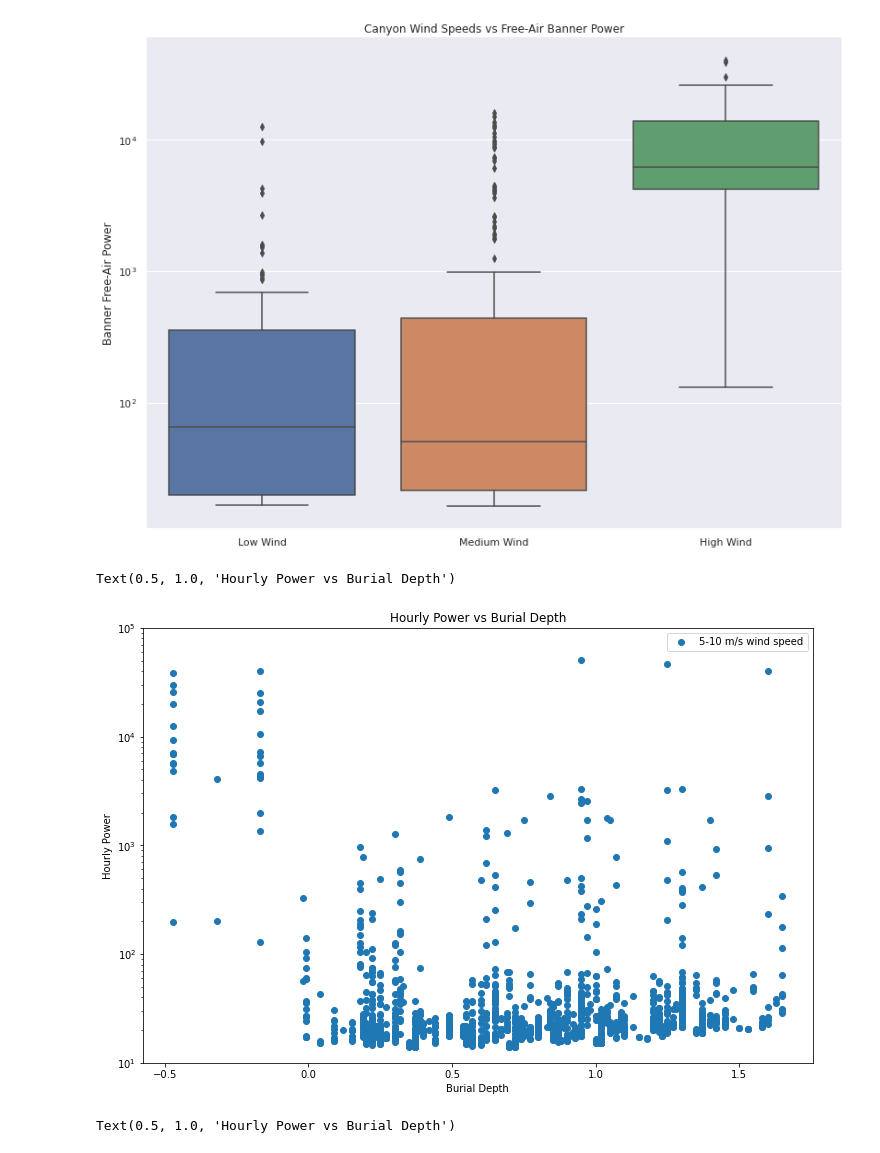
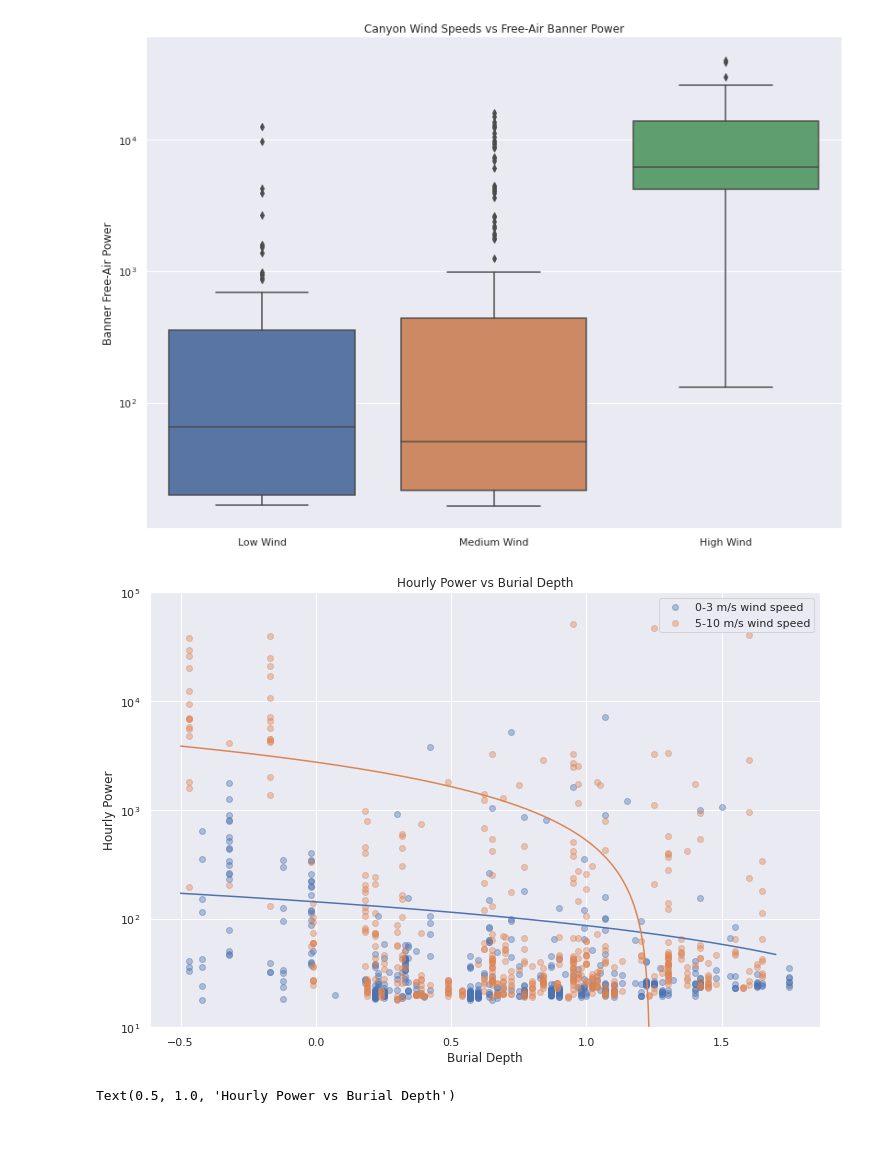
Before and after one commit to ZachHoppinen/infrasound-snow-attenuation, a Jupyter notebook: src/wind_analysis/wind_vis.ipynb, the cells around one changed output. Saved outputs shown, nothing was run; the diff lists cells and outputs as text; code cells hidden in the pictures.

Commit message:
wind power depth figs

```diff
--- a/src/wind_analysis/wind_vis.ipynb
+++ b/src/wind_analysis/wind_vis.ipynb
@@ -134,20 +134,26 @@ plt.savefig(join(fig_dir, 'wind','free-air-canyon-box.png'))
 # %% [output]
 [figure]
 # %%
+from sklearn.linear_model import LinearRegression
 plt.subplots(figsize = (12,8))
-for i, (low, high) in enumerate([[0,2],[2,5],[5,10]]):
-    if i == 2:
-        plot = wind.loc[(wind.wind < high) & (wind.wind > low)]
-        plt.scatter(plot.sd_delta, plot.broad_power, label = f'{low}-{high} m/s wind speed')
+for i, (low, high) in enumerate([[0,3],[5,10]]):
+    # if i == 2:
+        plot = wind.loc[(wind.wind < high) & (wind.wind > low) & (wind.cor > 0.2)]
+        plt.scatter(plot.sd_delta, plot.broad_power, label = f'{low}-{high} m/s wind speed', alpha = 0.4)
+        reg = LinearRegression().fit(plot.sd_delta.values.reshape(-1, 1), plot.broad_power.values.reshape(-1, 1))
+        x = np.linspace(-0.5, 1.7, 1000)
+        y = reg.predict(x.reshape(-1, 1))
+        plt.plot(x,y)
+
 plt.legend()
 plt.yscale('log')
 plt.ylim(10e0, 10e4)
 plt.ylabel('Hourly Power')
 plt.xlabel('Burial Depth')
 plt.title('Hourly Power vs Burial Depth')
+plt.savefig(join(fig_dir, 'wind','scatter_power_depth.png'))
 # %% [output]
-Text(0.5, 1.0, 'Hourly Power vs Burial Depth')
-[figure, old version]
+[figure, new version]
 # %%
 plt.subplots(figsize = (12,8))
 for i, (low, high) in enumerate([[0,2],[2,5],[5,10]]):
```
Also changed, not shown: 1 other file.
